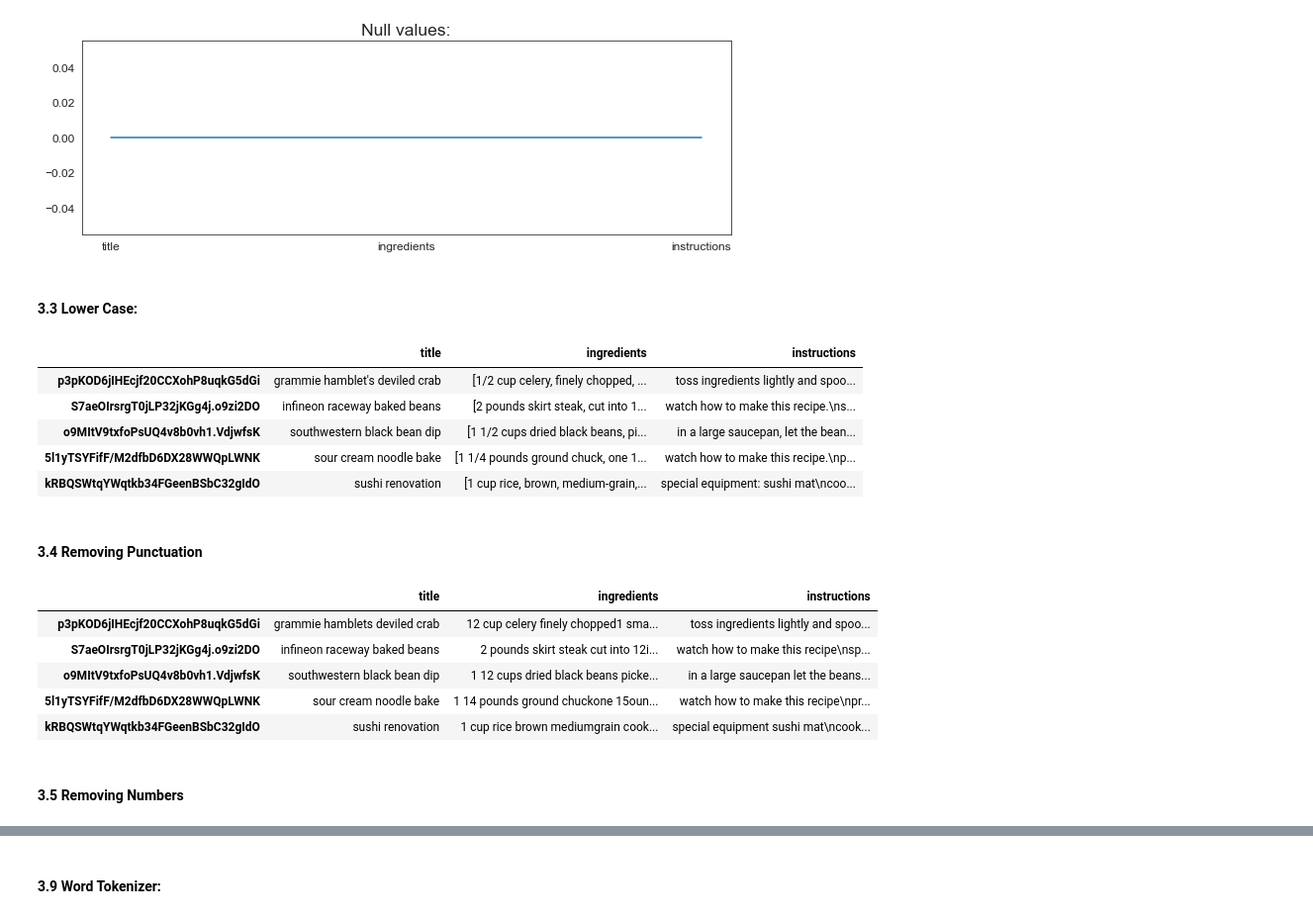
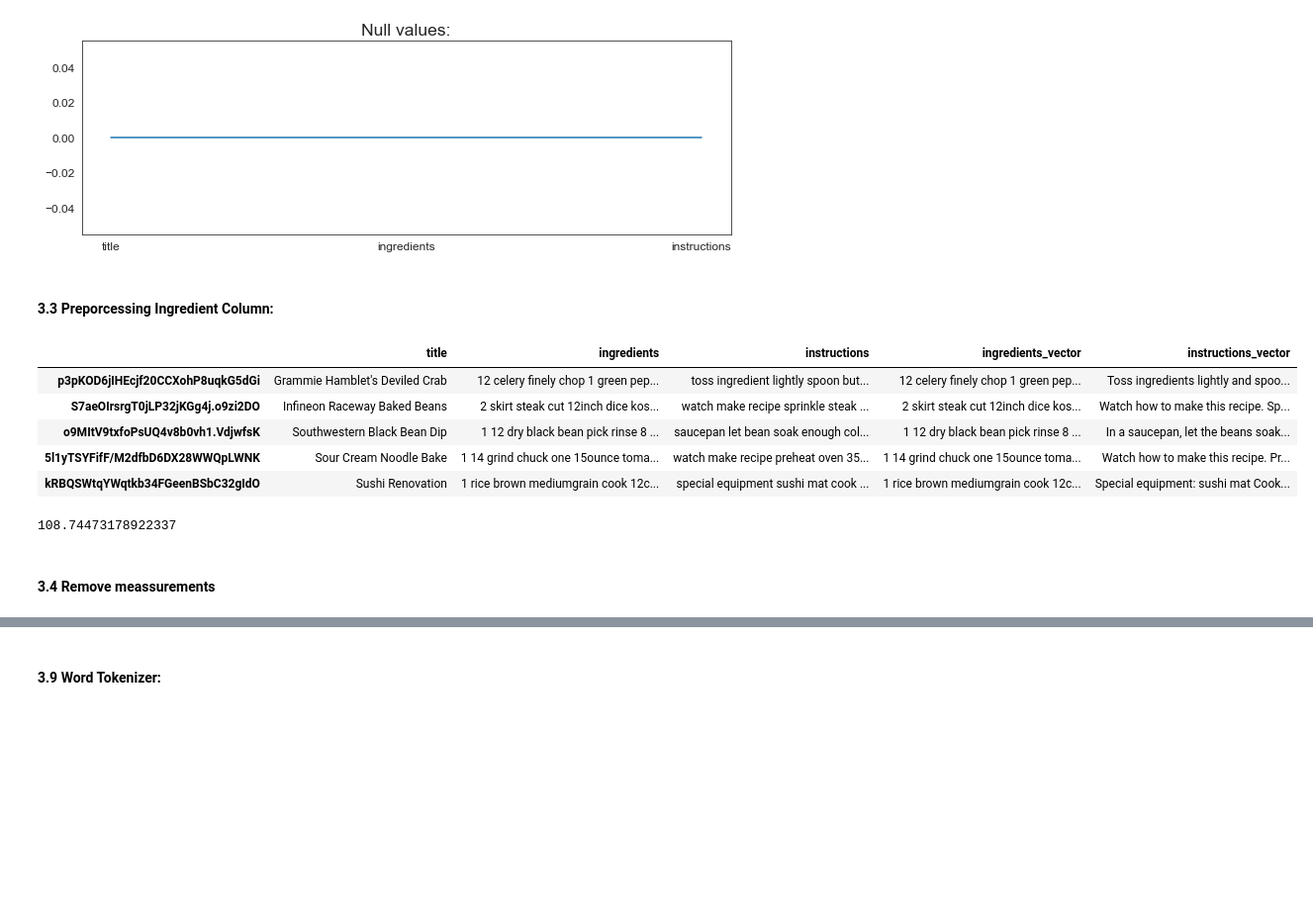
Before and after one commit to CJL89/Recipe_Generator, a Jupyter notebook: Recipe_Creator_Data_Cleaner.ipynb, the cells around one changed output, grey strips where cells are left out. Shown at 99% size. Drawn from its saved outputs; the diff is of its cells as text; code cells hidden in the pictures; blank space fills up the shorter version.

```diff
--- a/Recipe_Creator_Data_Cleaner.ipynb
+++ b/Recipe_Creator_Data_Cleaner.ipynb
@@ -48,0 +70,3 @@ df.head()
+# %%
+df_merged = pd.concat([df, df_1, df_2], axis=1, sort=False)
+df_merged.info()
@@ -51,7 +81,7 @@ df.head()
 # %% [markdown]
 #### 3.1 Transposing Data:
 # %%
-df_clean = df.transpose().drop('picture_link', axis=1)
+df_clean = df_merged.transpose().drop('picture_link', axis=1)
 df_clean = df_clean[['title', 'ingredients', 'instructions']]
 df_clean.head()
 # %% [output]
@@ -117,33 +162,38 @@ plt.show()
 # %% [output]
 [figure]
 # %% [markdown]
-#### 3.3 Lower Case:
+#### 3.3 Preporcessing Ingredient Column:
+# %%
+stop_words = set(stopwords.words("english"))
+lemmatizer = WordNetLemmatizer()
+# %%
+# Function that cleans text directly:
+def clean_text(text):
+    text = re.sub(r'[^\w\s]','',text, re.UNICODE)
+    text = text.lower()
+    text = [lemmatizer.lemmatize(token) for token in text.split(" ")]
+    text = [lemmatizer.lemmatize(token, "v") for token in text]
+    text = [word for word in text if not word in stop_words]
+    text = " ".join(text)
+    return text
 # %%
-df_clean['title'] = df_clean['title'].apply(lambda x: x.lower())
-df_clean['ingredients'] = [[words.lower() for words in text] for text in df_clean['ingredients']]
-df_clean['instructions'] = df_clean['instructions'].apply(lambda x: x.lower())
+%%time
+
+df_clean = df_clean.astype(str)
+df_clean['ingredients'] = df_clean['ingredients'].apply(lambda x: clean_text(x))
+df_clean['instructions'] = df_clean['instructions'].apply(lambda x: clean_text(x))
 df_clean.head()
 # %% [output]
-|  | title | ingredients | instructions |
-| p3pKOD6jIHEcjf20CCXohP8uqkG5dGi | grammie hamblet's deviled crab | [1/2 cup celery, finely chopped, ... | toss ingredients lightly and spoo... |
-| S7aeOIrsrgT0jLP32jKGg4j.o9zi2DO | infineon raceway baked beans | [2 pounds skirt steak, cut into 1... | watch how to make this recipe.\ns... |
-| o9MItV9txfoPsUQ4v8b0vh1.VdjwfsK | southwestern black bean dip | [1 1/2 cups dried black beans, pi... | in a large saucepan, let the bean... |
-| 5l1yTSYFifF/M2dfbD6DX28WWQpLWNK | sour cream noodle bake | [1 1/4 pounds ground chuck, one 1... | watch how to make this recipe.\np... |
-| kRBQSWtqYWqtkb34FGeenBSbC32gIdO | sushi renovation | [1 cup rice, brown, medium-grain,... | special equipment: sushi mat\ncoo... |
+|  | title | ingredients | instructions | ingredients_vector | instructions_vector |
+| p3pKOD6jIHEcjf20CCXohP8uqkG5dGi | Grammie Hamblet's Deviled Crab | 12 celery finely chop 1 green pep... | toss ingredient lightly spoon but... | 12 celery finely chop 1 green pep... | Toss ingredients lightly and spoo... |
+| S7aeOIrsrgT0jLP32jKGg4j.o9zi2DO | Infineon Raceway Baked Beans | 2 skirt steak cut 12inch dice kos... | watch make recipe sprinkle steak ... | 2 skirt steak cut 12inch dice kos... | Watch how to make this recipe. Sp... |
+| o9MItV9txfoPsUQ4v8b0vh1.VdjwfsK | Southwestern Black Bean Dip | 1 12 dry black bean pick rinse 8 ... | saucepan let bean soak enough col... | 1 12 dry black bean pick rinse 8 ... | In a saucepan, let the beans soak... |
+| 5l1yTSYFifF/M2dfbD6DX28WWQpLWNK | Sour Cream Noodle Bake | 1 14 grind chuck one 15ounce toma... | watch make recipe preheat oven 35... | 1 14 grind chuck one 15ounce toma... | Watch how to make this recipe. Pr... |
+| kRBQSWtqYWqtkb34FGeenBSbC32gIdO | Sushi Renovation | 1 rice brown mediumgrain cook 12c... | special equipment sushi mat cook ... | 1 rice brown mediumgrain cook 12c... | Special equipment: sushi mat Cook... |
+# %%
+df_clean['ingredients'].apply(lambda x: len(x.split(" "))).mean()
+df_clean['instructions'].apply(lambda x: len(x.split(" "))).mean()
+# %% [output]
+108.74473178922337
 # %% [markdown]
-#### 3.4 Removing Punctuation
+#### 3.4 Remove meassurements
-# %%
-df_clean["title"] = df_clean['title'].str.replace('[^\w\s]','')
-df_clean["ingredients"] = [''.join(c for c in s if c not in string.punctuation) for s in df_clean["ingredients"]]
-df_clean["ingredients"] = [''.join(c for c in s if c not in string.punctuation) for s in df_clean["ingredients"]]
-df_clean["instructions"] = df_clean['instructions'].str.replace('[^\w\s]','')
-df_clean.head()
-# %% [output]
-|  | title | ingredients | instructions |
-| p3pKOD6jIHEcjf20CCXohP8uqkG5dGi | grammie hamblets deviled crab | 12 cup celery finely chopped1 sma... | toss ingredients lightly and spoo... |
-| S7aeOIrsrgT0jLP32jKGg4j.o9zi2DO | infineon raceway baked beans | 2 pounds skirt steak cut into 12i... | watch how to make this recipe\nsp... |
-| o9MItV9txfoPsUQ4v8b0vh1.VdjwfsK | southwestern black bean dip | 1 12 cups dried black beans picke... | in a large saucepan let the beans... |
-| 5l1yTSYFifF/M2dfbD6DX28WWQpLWNK | sour cream noodle bake | 1 14 pounds ground chuckone 15oun... | watch how to make this recipe\npr... |
-| kRBQSWtqYWqtkb34FGeenBSbC32gIdO | sushi renovation | 1 cup rice brown mediumgrain cook... | special equipment sushi mat\ncook... |
-# %% [markdown]
-#### 3.5 Removing Numbers
```
Also changed, not shown: parts of 27 cells of this notebook, 1 other file.
